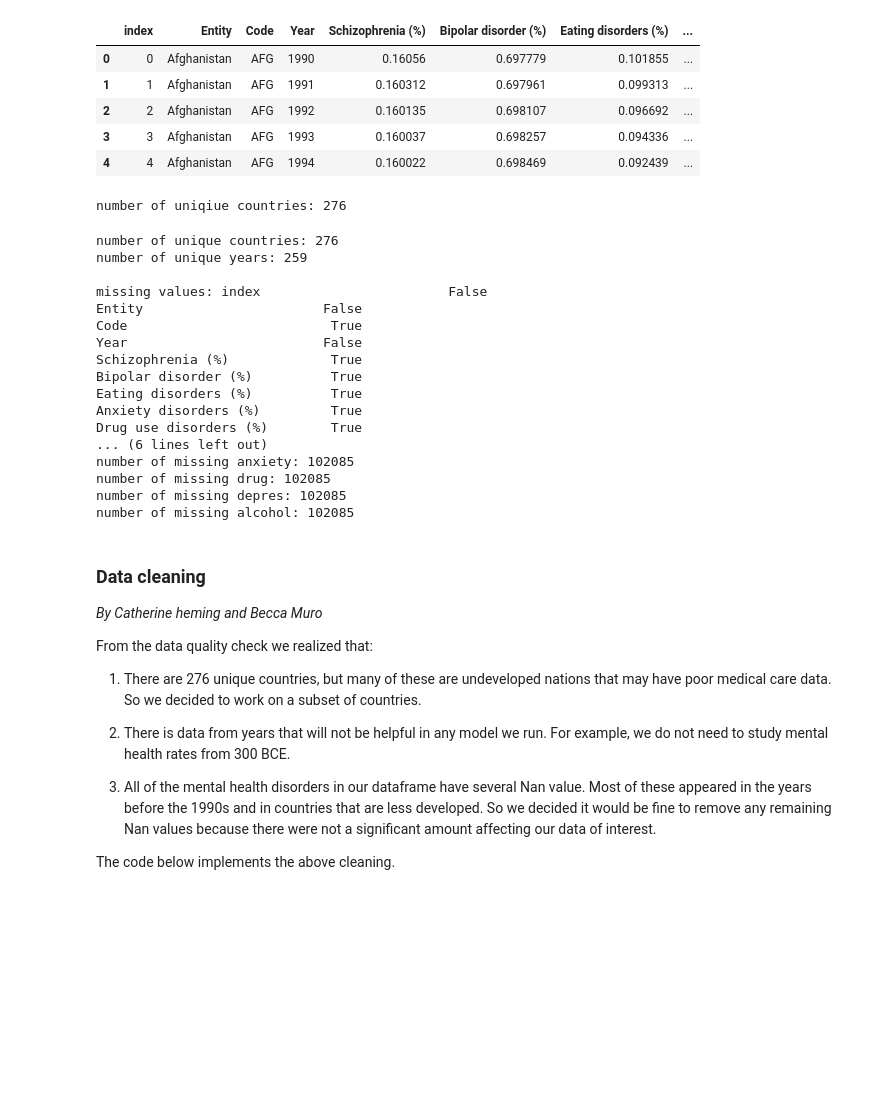
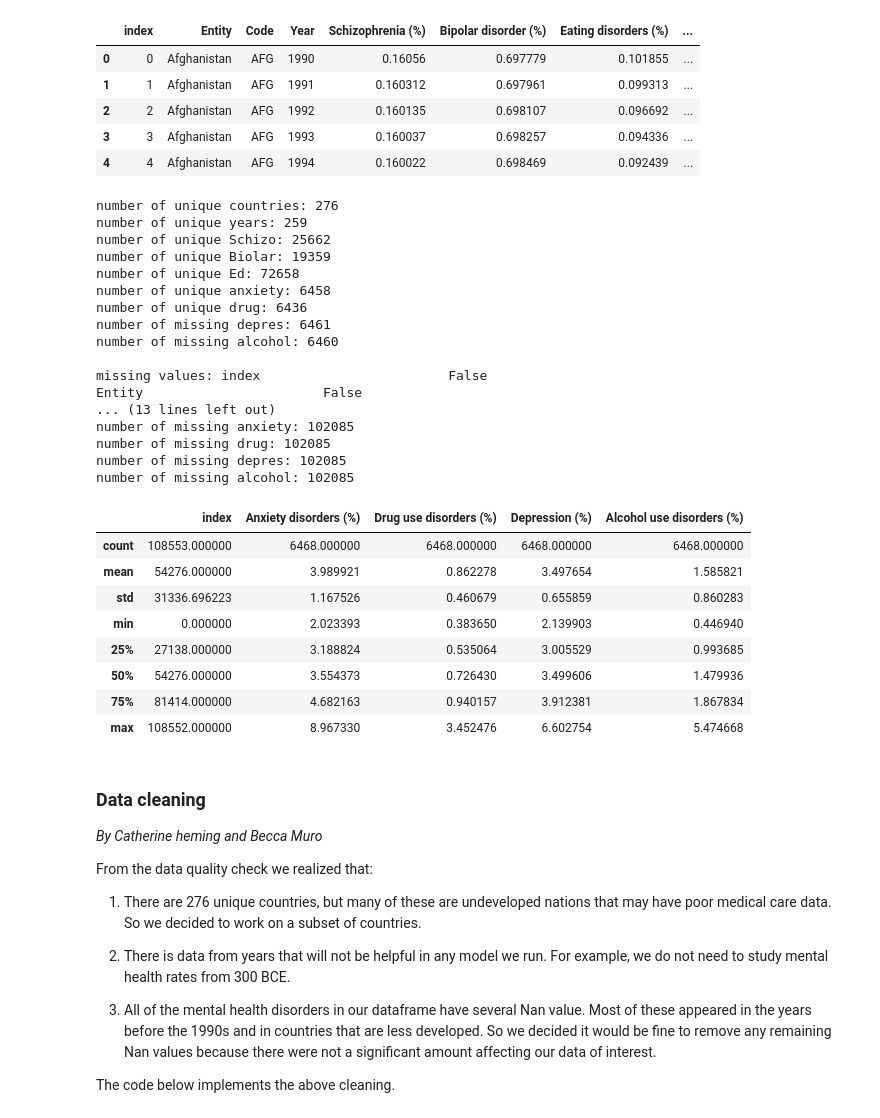
Before and after one commit to marlenealanis/stat-303-2-project, a Jupyter notebook: Project Code Template.ipynb, the cells around one changed output. Saved outputs shown, nothing was run; the diff lists cells and outputs as text; code cells hidden in the pictures; blank space fills up the shorter version.

```diff
--- a/Project Code Template.ipynb
+++ b/Project Code Template.ipynb
@@ -42,10 +42,6 @@ health.head()
 | 2 | 2 | Afghanistan | AFG | 1992 | 0.160135 | 0.698107 | 0.096692 | ... |
 | 3 | 3 | Afghanistan | AFG | 1993 | 0.160037 | 0.698257 | 0.094336 | ... |
 | 4 | 4 | Afghanistan | AFG | 1994 | 0.160022 | 0.698469 | 0.092439 | ... |
-# %%
-print("number of uniqiue countries:" , len(health['Entity'].unique()))
-# %% [output]
-number of uniqiue countries: 276
 # %%
 # Catherine
 # distribution of different variables
@@ -54,12 +50,11 @@ print('number of unique countries:' , len(health['Entity'].unique()))
 print('number of unique years:' , len(health['Year'].unique()))
 print('number of unique Schizo:' , len(health['Schizophrenia (%)'].unique()))
 print('number of unique Biolar:' , len(health['Bipolar disorder (%)'].unique()))
-print('number of unique Ed:' , len(health['Eating disorders (%'].unique()))
+print('number of unique Ed:' , len(health['Eating disorders (%)'].unique()))
 print('number of unique anxiety:' , len(health['Anxiety disorders (%)'].unique()))
 print('number of unique drug:' , len(health['Drug use disorders (%)'].unique()))
 print('number of missing depres:' , len(health['Depression (%)'].unique()))
-print('number of missing alcohol:' , len(health.loc[health['Alcohol use disorders (%)'].isna()]))
-
+print('number of missing alcohol:' , len(health['Alcohol use disorders (%)'].unique()))
 
 print(" ")
 print('missing values:',health.isna().any())
@@ -73,21 +68,33 @@ print('number of missing alcohol:' , len(health.loc[health['Alcohol use disorder
 # %% [output]
 number of unique countries: 276
 number of unique years: 259
+number of unique Schizo: 25662
+number of unique Biolar: 19359
+number of unique Ed: 72658
+number of unique anxiety: 6458
+number of unique drug: 6436
+number of missing depres: 6461
+number of missing alcohol: 6460
 
 missing values: index                        False
 Entity                       False
-Code                          True
-Year                         False
-Schizophrenia (%)             True
-Bipolar disorder (%)          True
-Eating disorders (%)          True
-Anxiety disorders (%)         True
-Drug use disorders (%)        True
-... (6 lines left out)
+... (13 lines left out)
 number of missing anxiety: 102085
 number of missing drug: 102085
 number of missing depres: 102085
 number of missing alcohol: 102085
+# %%
+health.describe()
+# %% [output]
+|  | index | Anxiety disorders (%) | Drug use disorders (%) | Depression (%) | Alcohol use disorders (%) |
+| count | 108553.000000 | 6468.000000 | 6468.000000 | 6468.000000 | 6468.000000 |
+| mean | 54276.000000 | 3.989921 | 0.862278 | 3.497654 | 1.585821 |
+| std | 31336.696223 | 1.167526 | 0.460679 | 0.655859 | 0.860283 |
+| min | 0.000000 | 2.023393 | 0.383650 | 2.139903 | 0.446940 |
+| 25% | 27138.000000 | 3.188824 | 0.535064 | 3.005529 | 0.993685 |
+| 50% | 54276.000000 | 3.554373 | 0.726430 | 3.499606 | 1.479936 |
+| 75% | 81414.000000 | 4.682163 | 0.940157 | 3.912381 | 1.867834 |
+| max | 108552.000000 | 8.967330 | 3.452476 | 6.602754 | 5.474668 |
 # %% [markdown]
 ### Data cleaning
 *By Catherine heming and Becca Muro*
```
